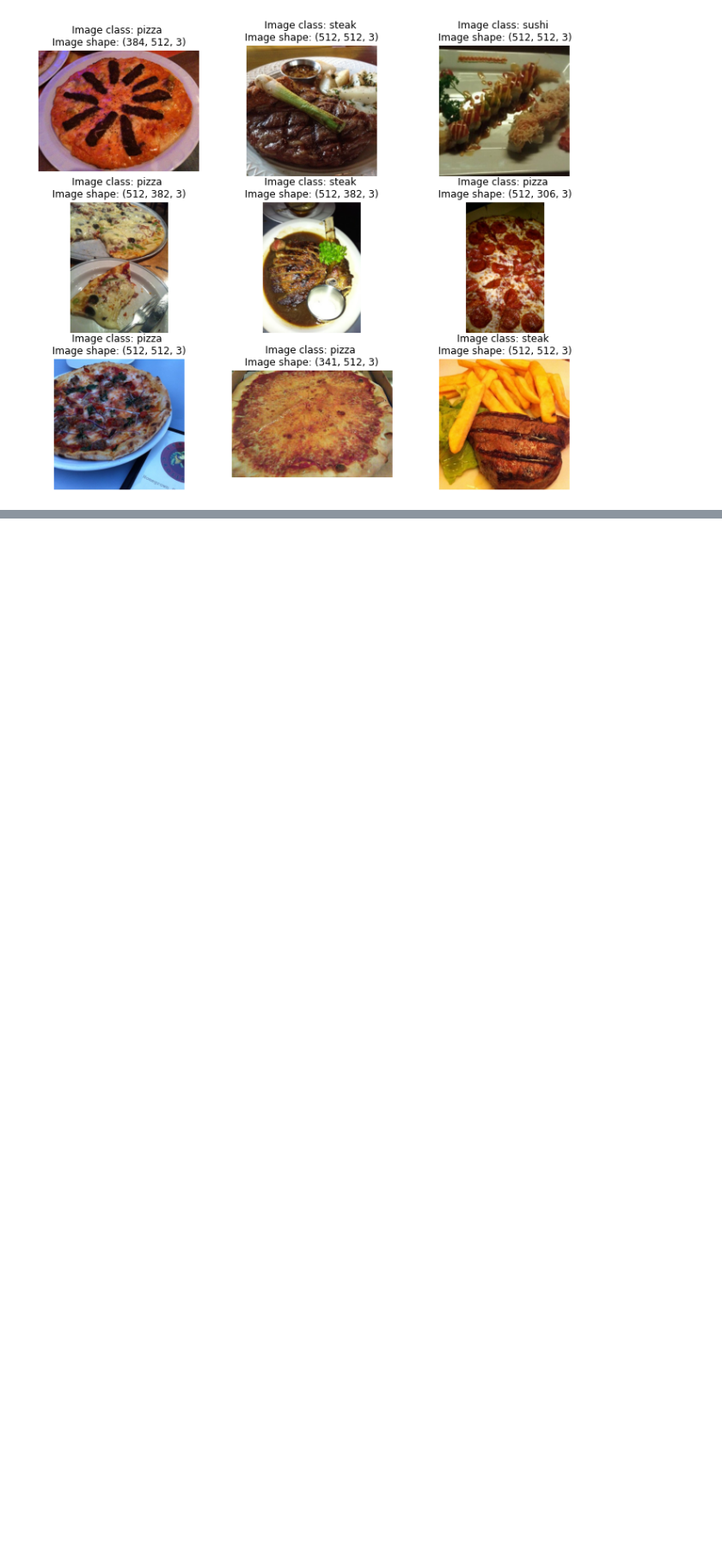
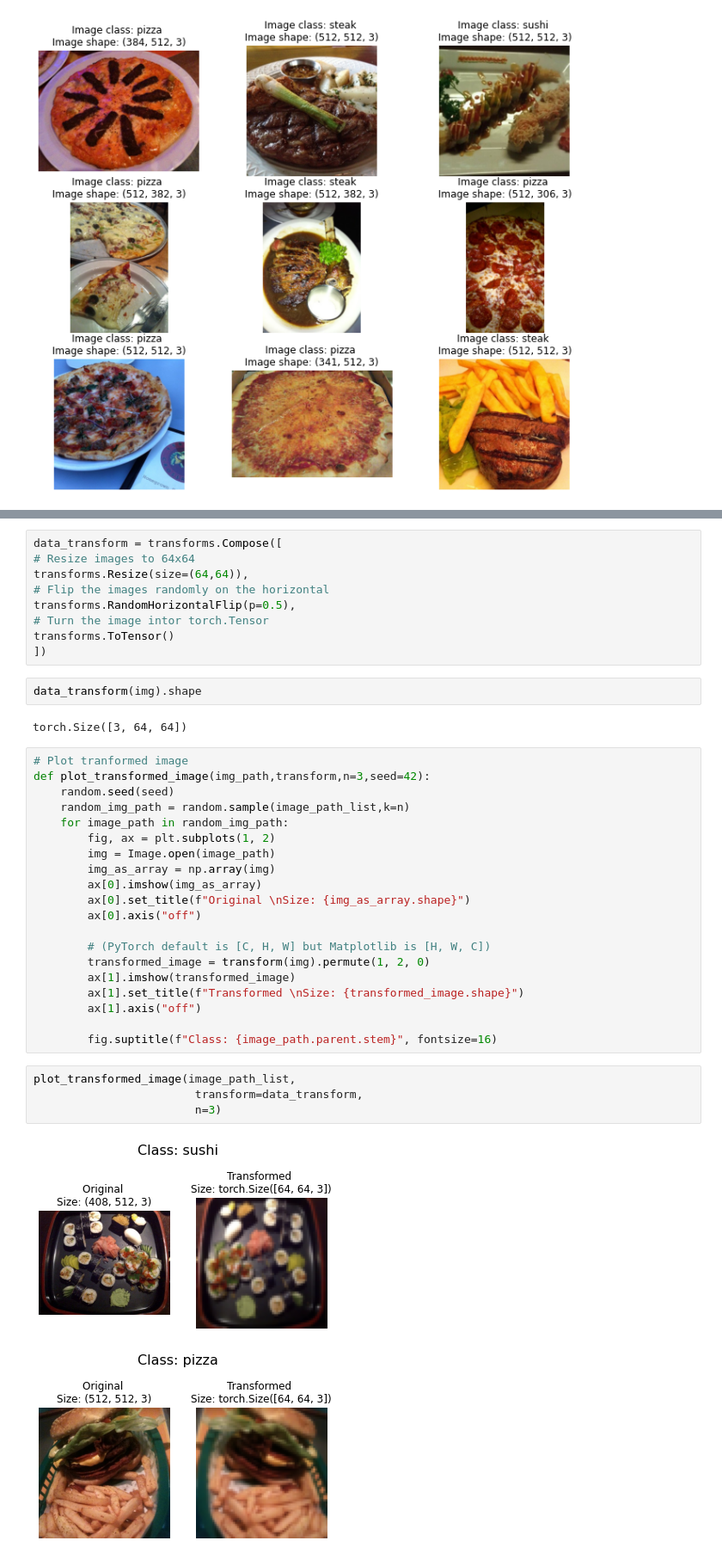
Before and after one commit to emirhansilsupur/pytorch-based-projects, a Jupyter notebook: 04_pytorch_custom_datasets.ipynb, the cells around one changed output, grey strips where cells are left out. Shown at 86% size. Saved outputs shown, nothing was run; the diff lists cells and outputs as text; blank space fills up the shorter version.

Commit message:
add transformed plot

```diff
--- a/04_pytorch_custom_datasets.ipynb
+++ b/04_pytorch_custom_datasets.ipynb
@@ -103,0 +110,40 @@ for ax,path in zip(axes,random_image_path_):
+# %%
+data_transform = transforms.Compose([
+# Resize images to 64x64
+transforms.Resize(size=(64,64)),
+# Flip the images randomly on the horizontal
+transforms.RandomHorizontalFlip(p=0.5),
+# Turn the image intor torch.Tensor
+transforms.ToTensor()
+])
+# %%
+data_transform(img).shape
+# %% [output]
+torch.Size([3, 64, 64])
+# %%
+# Plot tranformed image
+def plot_transformed_image(img_path,transform,n=3,seed=42):
+    random.seed(seed)
+    random_img_path = random.sample(image_path_list,k=n)
+    for image_path in random_img_path:
+        fig, ax = plt.subplots(1, 2)
+        img = Image.open(image_path)
+        img_as_array = np.array(img)
+        ax[0].imshow(img_as_array)
+        ax[0].set_title(f"Original \nSize: {img_as_array.shape}")
+        ax[0].axis("off")
+
+        # (PyTorch default is [C, H, W] but Matplotlib is [H, W, C])
+        transformed_image = transform(img).permute(1, 2, 0)
+        ax[1].imshow(transformed_image)
+        ax[1].set_title(f"Transformed \nSize: {transformed_image.shape}")
+        ax[1].axis("off")
+
+        fig.suptitle(f"Class: {image_path.parent.stem}", fontsize=16)
+# %%
+plot_transformed_image(image_path_list,
+                        transform=data_transform,
+                        n=3)
+# %% [output]
+[figure, added]
+[figure, added]
```
Also changed, not shown: parts of 3 cells of this notebook.
